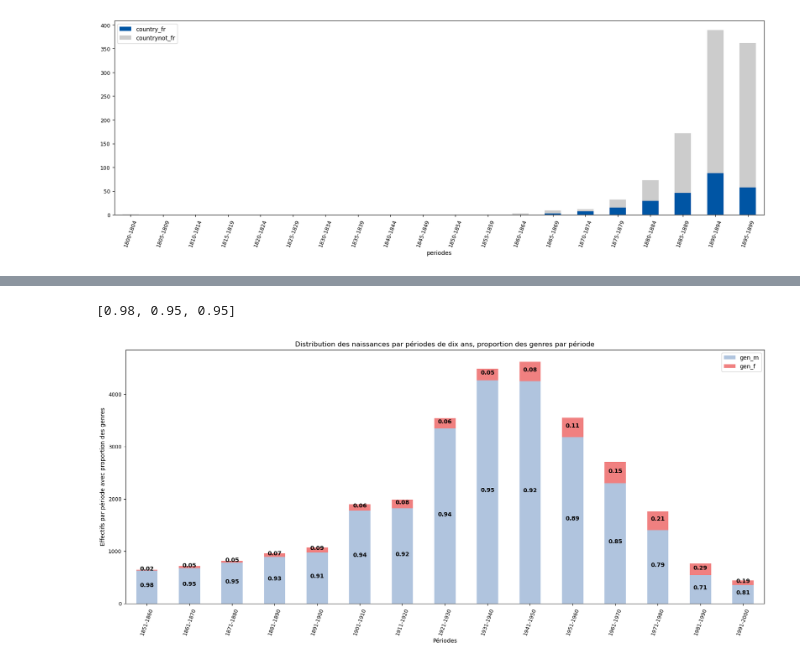
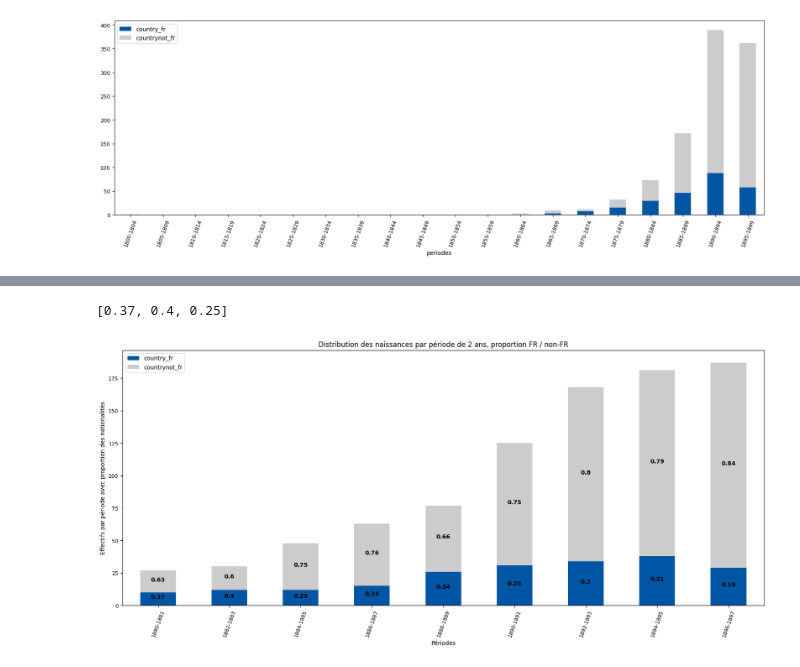
Before and after one commit to samohTDNM/Les-as-de-la-Grande-Guerre-, a Jupyter notebook: notebooks jupyter/asWW1_wdt_distribution_naissances_triplestore.ipynb, the cells around one changed output, grey strips where cells are left out. Drawn from its saved outputs; the diff is of its cells as text; code cells hidden in the pictures.

```diff
--- a/notebooks jupyter/asWW1_wdt_distribution_naissances_triplestore.ipynb
+++ b/notebooks jupyter/asWW1_wdt_distribution_naissances_triplestore.ipynb
@@ -429,4 +430,4 @@ gender_f_10.tail()
 # %%
-merged_10 = pd.merge(gender_m_10, gender_f_10, left_index=True, right_index=True)
-merged_10.tail()
+merged_2 = pd.merge(country_fr_2, countrynot_fr_2, left_index=True, right_index=True)
+merged_2.tail()
 # %% [output]
@@ -440,7 +441,7 @@ merged_10.tail()
 # %%
 ### On transforme le type de valeur de l'index
 # et on ajoute une colonne avec le total
-merged_10.index = merged_10.index.map(str)
-merged_10['tot']=merged_10['gen_m']+merged_10['gen_f']
-merged_10.tail()
+merged_2.index = merged_2.index.map(str)
+merged_2['tot']=merged_2['country_fr']+merged_2['countrynot_fr']
+merged_2.tail()
 # %% [output]
@@ -455,62 +456,52 @@ merged_10.tail()
 ### On prépare les valeurs pour l'affichage des fréquences (proportion par rapport au total)
 
 # liste qui contient toutes les valeurs à la suite
-m_f = merged_10.gen_m.to_list()+merged_10.gen_f.to_list()
+fr_notfr = merged_2.country_fr.to_list() + merged_2.countrynot_fr.to_list()
 
 # liste d'égale longueur que la précédente qui contient
 # les valeurs de l'index, i.e. les périodes
-tot = merged_10.tot.to_list()*2
+tot = merged_2.tot.to_list() * 2
 
 # liste qui contient les valeurs des fréquences
-lp = [round(v/t, 2) for v,t in zip(m_f, tot)]
+lp = [round(v / t, 2) for v, t in zip(fr_notfr, tot)]
+
 lp[:3]
 # %% [output]
-[0.98, 0.95, 0.95]
+[0.37, 0.4, 0.25]
 # %%
-### Graphique avec la distribution par période et genre (M,F)
-# Noter que les effectifs du genre 'Autres' étant très faibles,
-# on ne les analyse pas de manière sérielle mais on peut les analyser qualitatiement
+### Graphique avec la distribution par période et pays (FR, non-FR)
+# On n'affiche que les pays 'FR' et 'non-FR', donc à 2 modalités
 
-ax = merged_10.plot.bar(stacked=True, y=['gen_m', 'gen_f'], \
-                        rot=70, fontsize=9, figsize=(20,8), color=['LightSteelBlue', 'LightCoral'])
+ax = merged_2.plot.bar(
+    stacked=True,
+    y=['country_fr', 'countrynot_fr'],
+    rot=70,
+    fontsize=9,
+    figsize=(20, 8),
+    color=['#0055A4', '#CCCCCC']
+)
 
+## Ajout des étiquettes de proportions sur les barres
+for bar, v in zip(ax.patches, lp):
+    ax.text(
+        bar.get_x() + bar.get_width() / 2,
+        bar.get_height() / 2 + bar.get_y(),
+        v,
+        ha='center',
+        color='black',
+        weight='bold',
+        size=10
+    )
 
-### https://www.pythoncharts.com/matplotlib/stacked-bar-charts-labels/
-
-
-## On ajoute une étiquette concernant la valeur de fréquence
-# à chaque rectangle dans le graphe, en utilisant la list 'lp' préparée précédemment
-# Il y a autant de triangles que les valeurs d'index x le nombre de variables
-
-for bar,v in zip(ax.patches,lp):
-
-    ax.text(
-      # Met les étiquette aux centre des rectangles
-      bar.get_x() + bar.get_width() / 2,
-
-      # Ajoute les coordonnées verticales
-      bar.get_height()/2 + bar.get_y(),
-
-      # Ajoute les valeurs
-      v,
-
-      # centre et met du style aux étiquettes
-      ha='center',
-      color='black',
-      weight='bold',
-      size=10
-  )
-
-plt.ylabel('Effectifs par période avec proportion des genres')
+plt.ylabel('Effectifs par période avec proportion des nationalités')
 plt.xlabel('Périodes')
-plt.title('Distribution des naissances par périodes de dix ans, proportion des genres par période')
+plt.title('Distribution des naissances par période de 2 ans, proportion FR / non-FR')
 
 ## On peut enregistrer l'image dans un fichier (noter le dossier créé préalablement)
 # qu'on pourra ensuite introduire dans un travail et commenter
 
 # Doc.: https://matplotlib.org/stable/api/_as_gen/matplotlib.pyplot.savefig.html
-plt.savefig('images/naissances_distribution_10ans_genre.jpg', bbox_inches='tight',
-                       pad_inches=0.2)
+plt.savefig('naissances_distribution_2ans_pays.jpg', bbox_inches='tight', pad_inches=0.2)
 plt.show()
 # %% [output]
-[figure, old version]
+[figure, new version]
```
Also changed, not shown: parts of 8 cells of this notebook, 1 other file.
